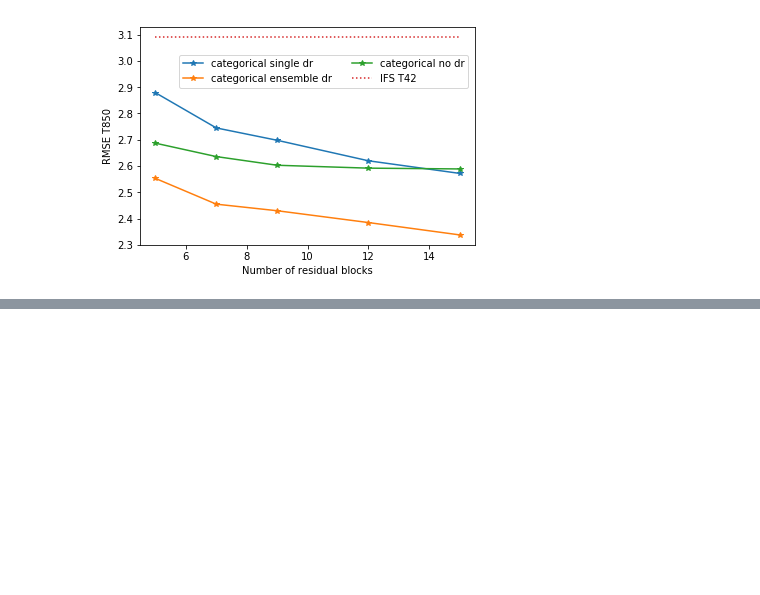
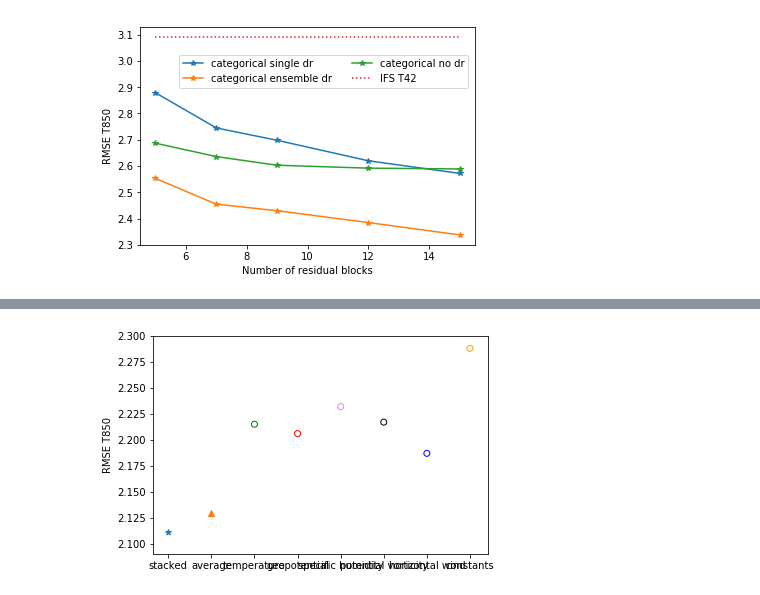
Before and after one commit to mc4117/ResNet_Weather, a Jupyter notebook: neural_notebooks/categorical/results_summary.ipynb, the cells around one changed output, grey strips where cells are left out. Cells and saved outputs as stored; diff of their text form; code cells hidden in the pictures; blank space fills up the shorter version.

```diff
--- a/neural_notebooks/categorical/results_summary.ipynb
+++ b/neural_notebooks/categorical/results_summary.ipynb
@@ -103,0 +105,14 @@ plt.show()
+# %%
+# 25 blocks
+plt.scatter('stacked', [2.111], marker = '*')
+plt.scatter('average', [2.130], marker = '^')
+plt.scatter('temperature', [2.215], facecolors='none', edgecolor = 'green')
+plt.scatter('geopotential', [2.206], facecolors='none', edgecolor = 'red')
+plt.scatter('specific humidity', [2.232], facecolors='none', edgecolor = 'violet')
+plt.scatter('potential vorticity', [2.217], facecolors='none', edgecolor = 'black')
+plt.scatter('horizontal wind', [2.187], facecolors='none', edgecolor = 'blue')
+plt.scatter('constants', [2.288], facecolors='none', edgecolor = 'orange')
+plt.ylabel("RMSE T850")
+plt.show()
+# %% [output]
+[figure, added]
```
Also changed, not shown: parts of 1 cell of this notebook, 45 other files.
